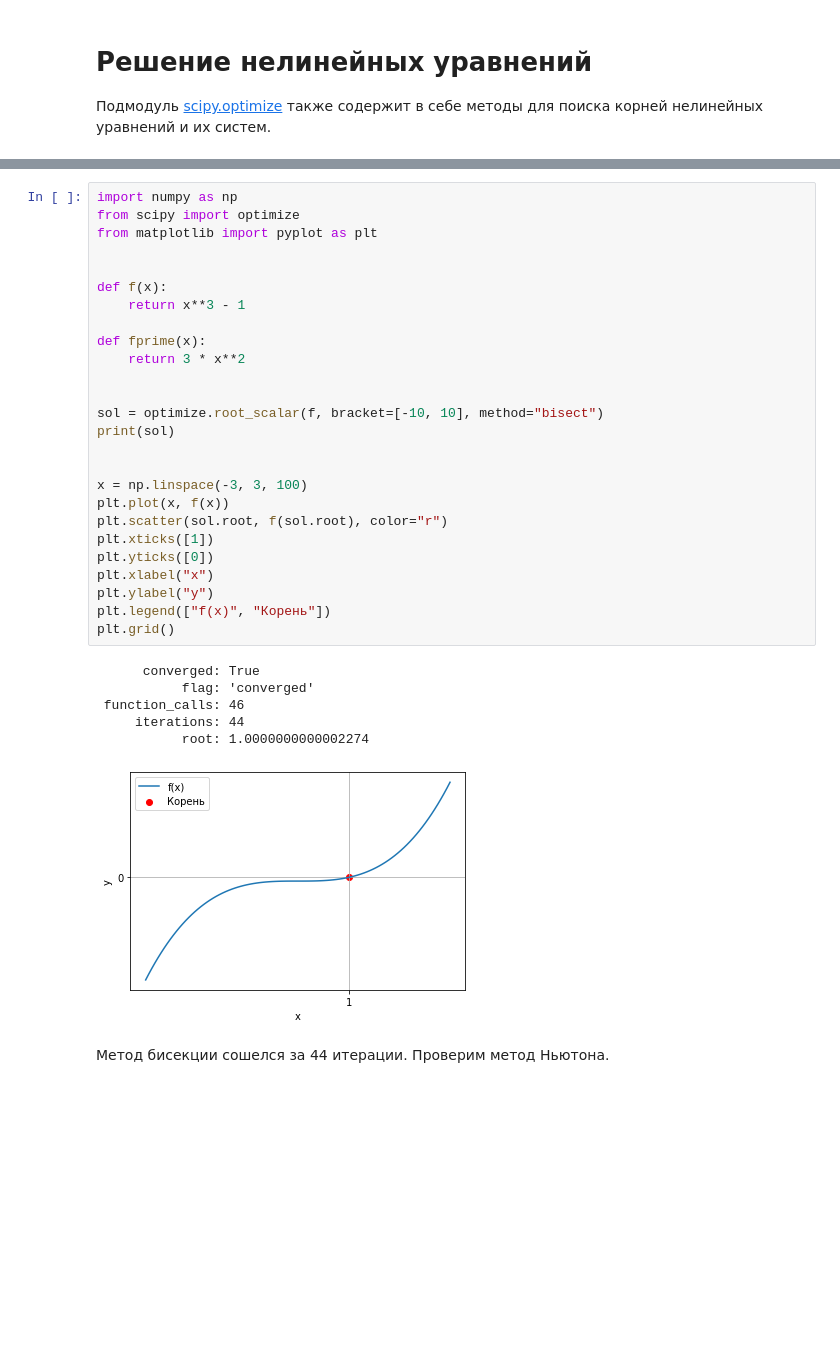
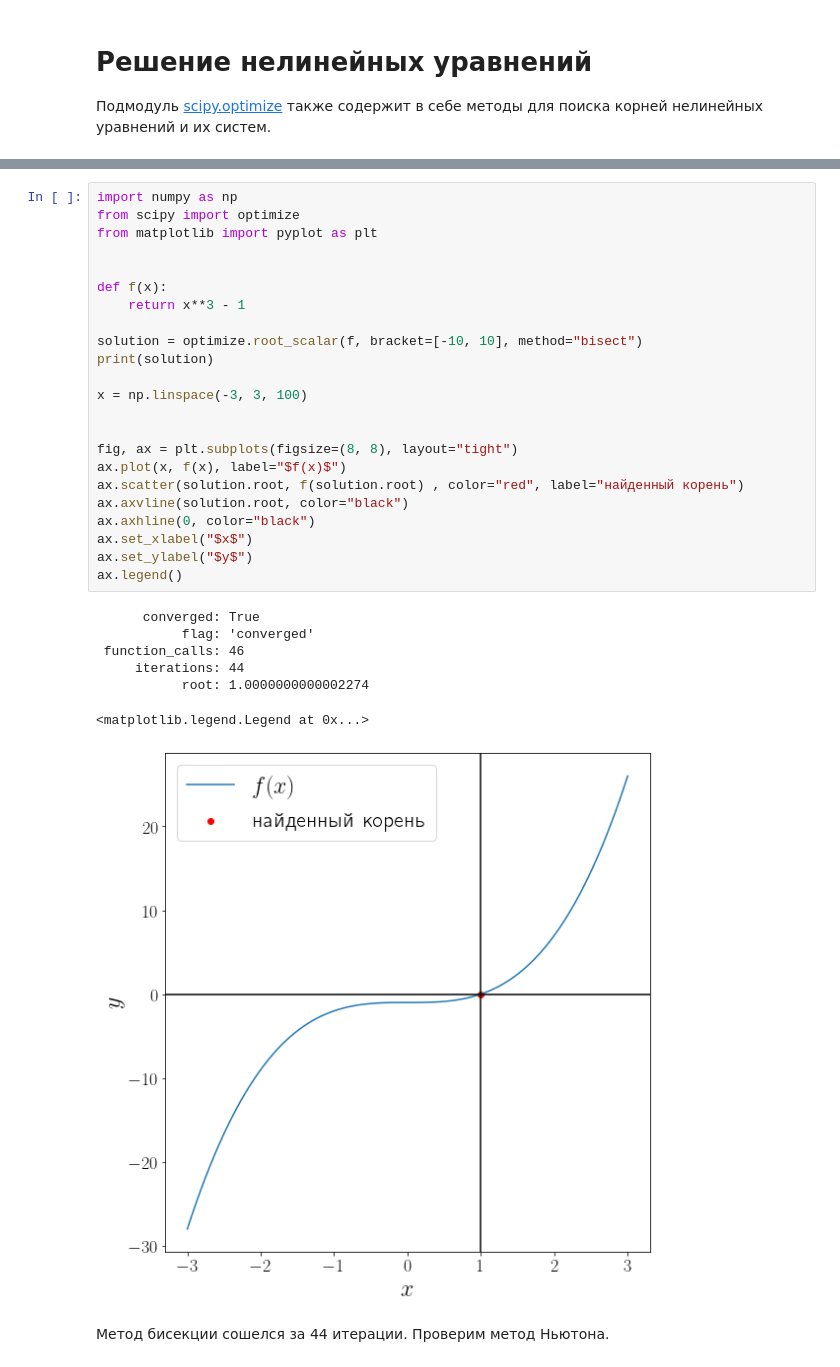
Before and after one commit to FadeevLecturer/python_lectures, a Jupyter notebook: notebooks/scipy/nonlinear_equations.ipynb, the cells around one changed output, grey strips where cells are left out. Drawn from its saved outputs; the diff is of its cells as text; blank space fills up the shorter version.

```diff
--- a/notebooks/scipy/nonlinear_equations.ipynb
+++ b/notebooks/scipy/nonlinear_equations.ipynb
@@ -15,35 +32,33 @@ $$
 # %%
 import numpy as np
 from scipy import optimize
 from matplotlib import pyplot as plt
 
 
 def f(x):
     return x**3 - 1
 
-def fprime(x):
-    return 3 * x**2
+solution = optimize.root_scalar(f, bracket=[-10, 10], method="bisect")
+print(solution)
+
+x = np.linspace(-3, 3, 100)
 
 
-sol = optimize.root_scalar(f, bracket=[-10, 10], method="bisect")
-print(sol)
-
-
-x = np.linspace(-3, 3, 100)
-plt.plot(x, f(x))
-plt.scatter(sol.root, f(sol.root), color="r")
-plt.xticks([1])
-plt.yticks([0])
-plt.xlabel("x")
-plt.ylabel("y")
-plt.legend(["f(x)", "Корень"])
-plt.grid()
+fig, ax = plt.subplots(figsize=(8, 8), layout="tight")
+ax.plot(x, f(x), label="$f(x)$")
+ax.scatter(solution.root, f(solution.root) , color="red", label="найденный корень")
+ax.axvline(solution.root, color="black")
+ax.axhline(0, color="black")
+ax.set_xlabel("$x$")
+ax.set_ylabel("$y$")
+ax.legend()
 # %% [output]
       converged: True
            flag: 'converged'
  function_calls: 46
      iterations: 44
            root: 1.0000000000002274
+<matplotlib.legend.Legend at 0x...>
-[figure, old version]
+[figure, new version]
 # %% [markdown]
 Метод бисекции сошелся за 44 итерации. Проверим метод Ньютона.
```
Also changed, not shown: parts of 9 cells of this notebook.
